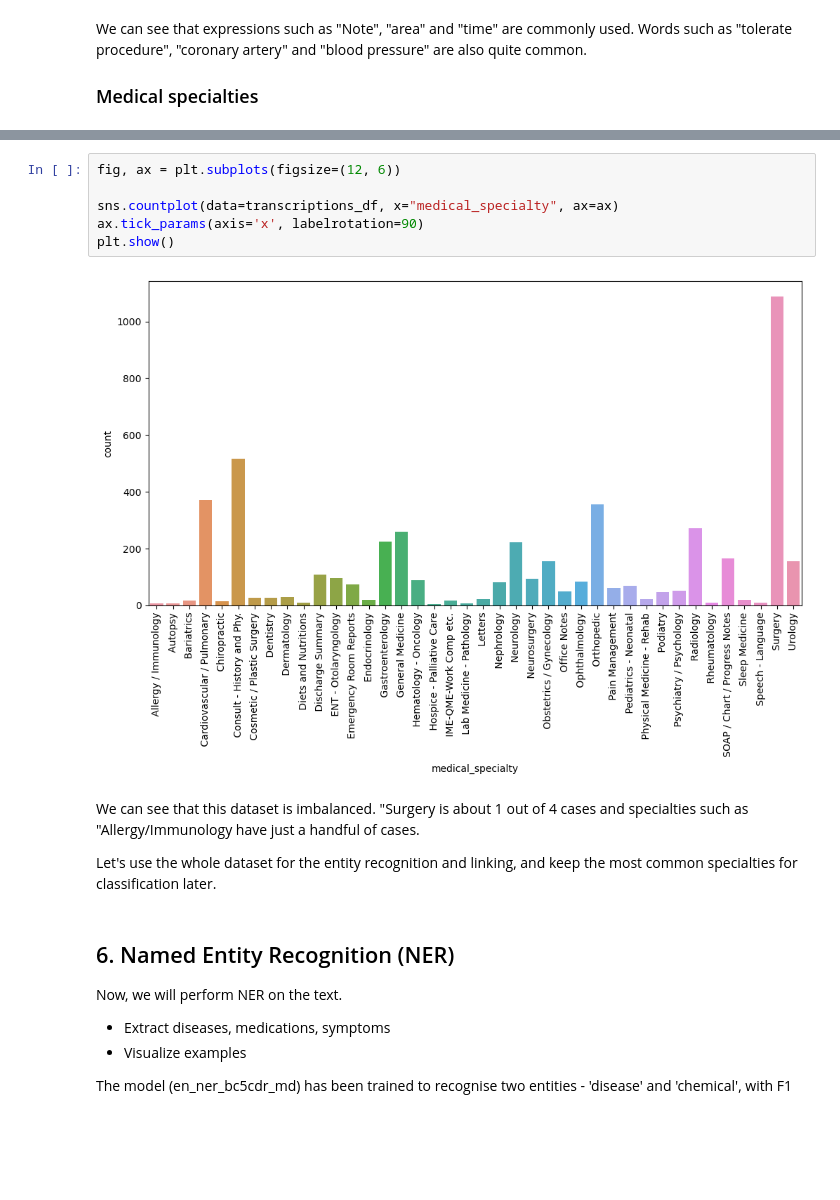
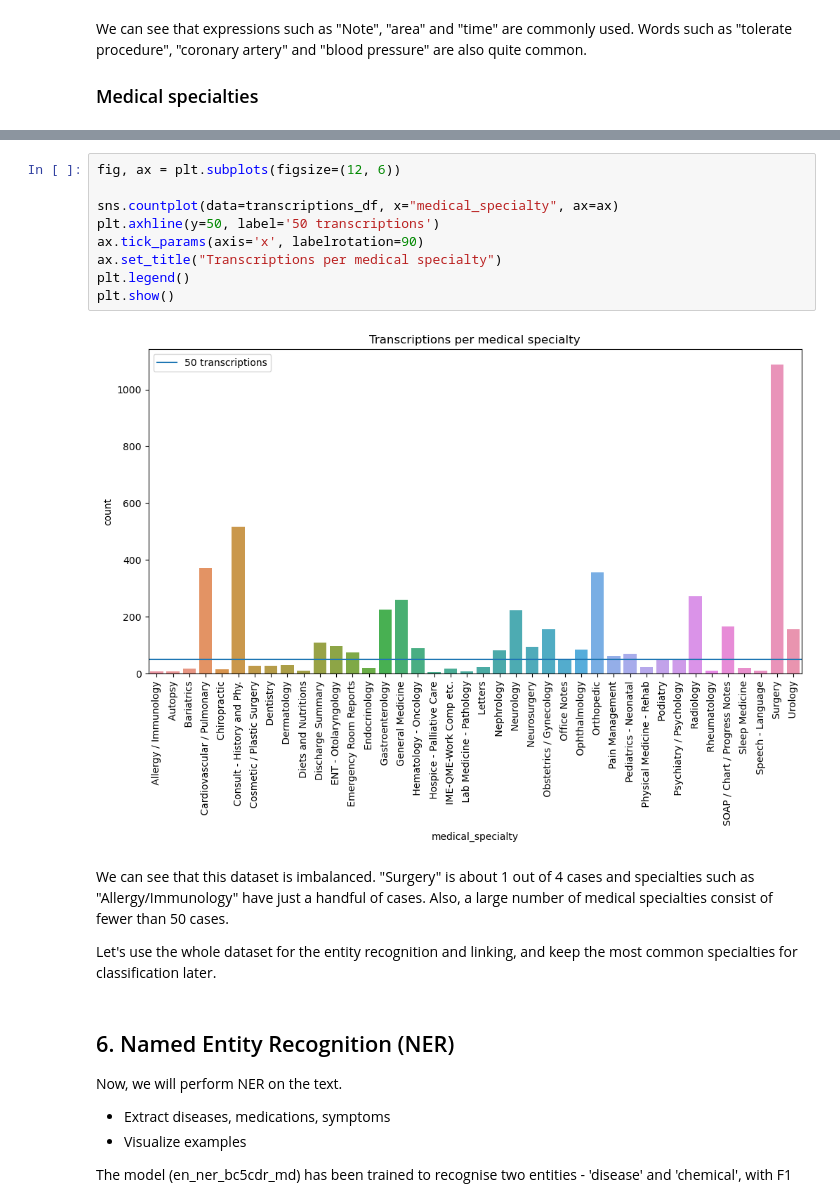
Before and after one commit to mkalimeri/clinical_notes_analysis, a Jupyter notebook: Healthcare_Text_Analysis.ipynb, the cells around one changed output, grey strips where cells are left out. Saved outputs shown, nothing was run; the diff lists cells and outputs as text; blank space fills up the shorter version.

```diff
--- a/Healthcare_Text_Analysis.ipynb
+++ b/Healthcare_Text_Analysis.ipynb
@@ -363,13 +367,16 @@ First let's see what medical specialties are included in the dataset and what th
 # %%
 fig, ax = plt.subplots(figsize=(12, 6))
 
 sns.countplot(data=transcriptions_df, x="medical_specialty", ax=ax)
+plt.axhline(y=50, label='50 transcriptions')
 ax.tick_params(axis='x', labelrotation=90)
+ax.set_title("Transcriptions per medical specialty")
+plt.legend()
 plt.show()
 # %% [output]
-[figure, old version]
+[figure, new version]
 # %% [markdown]
-We can see that this dataset is imbalanced. "Surgery is about 1 out of 4 cases and specialties such as "Allergy/Immunology have just a handful of cases.
+We can see that this dataset is imbalanced. "Surgery" is about 1 out of 4 cases and specialties such as "Allergy/Immunology" have just a handful of cases. Also, a large number of medical specialties consist of fewer than 50 cases.
 
 Let's use the whole dataset for the entity recognition and linking, and keep the most common specialties for classification later.
 # %% [markdown]
```
Also changed, not shown: parts of 27 cells of this notebook.
